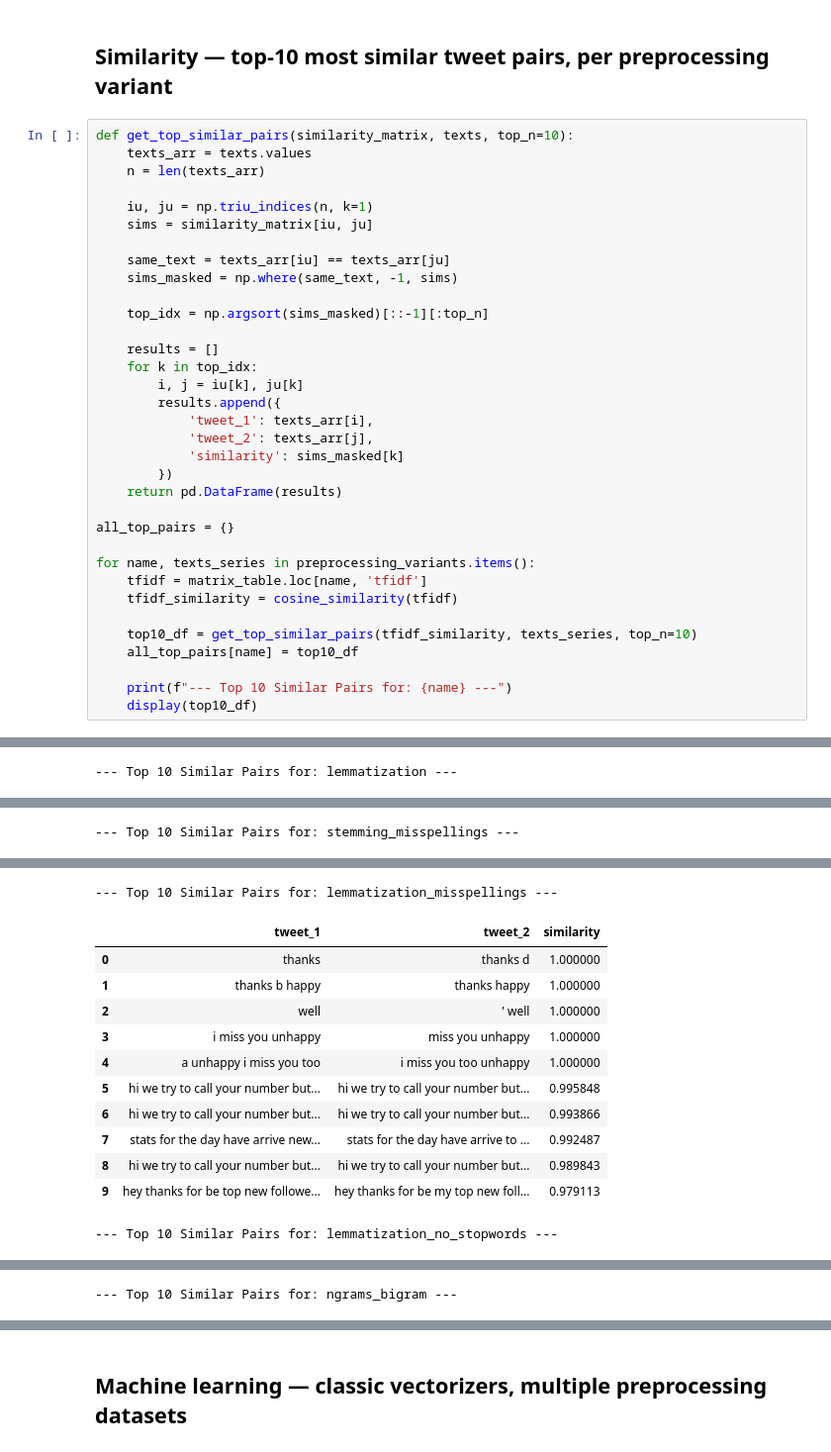
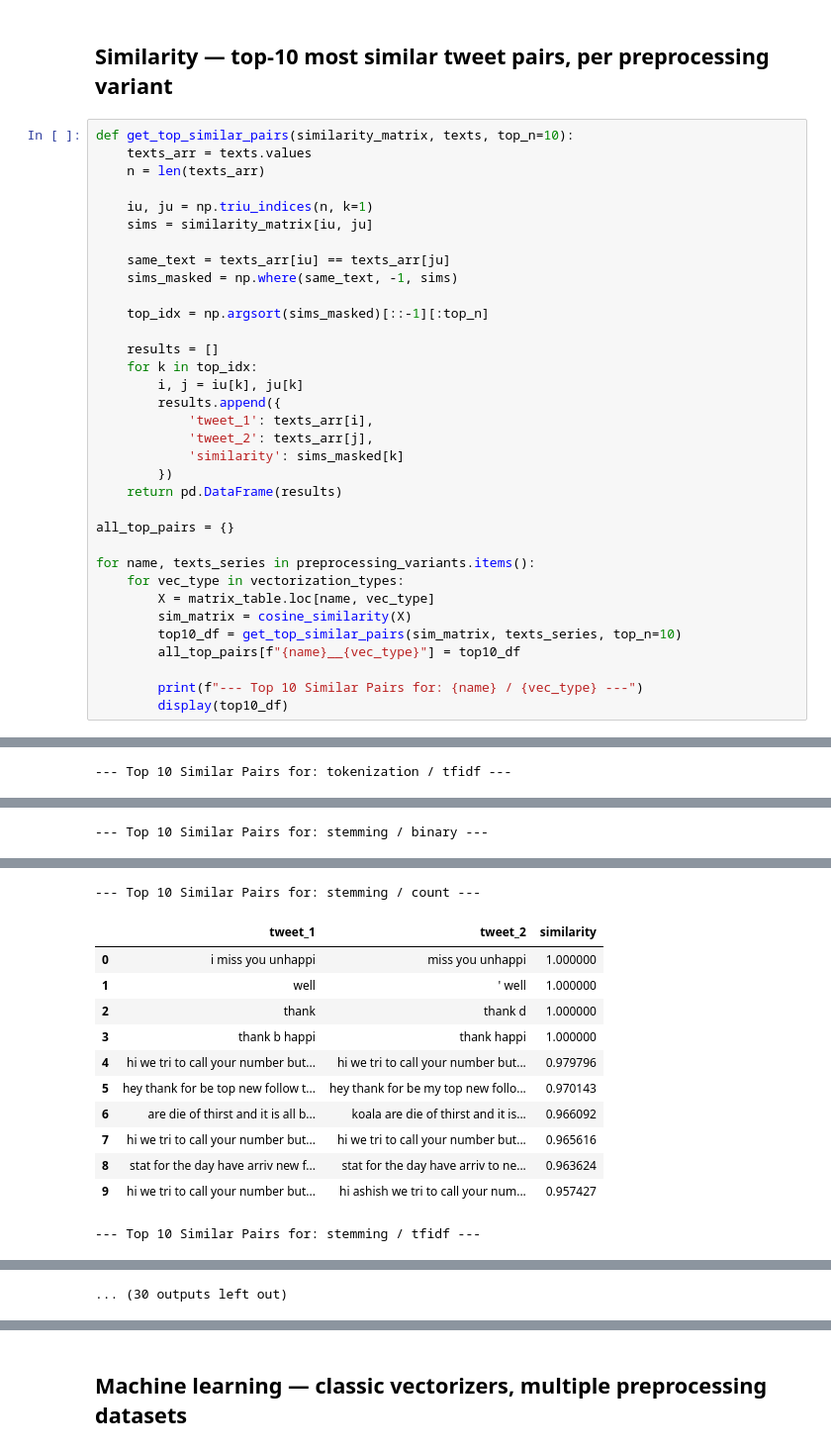
Before and after one commit to hassanlakhal/tweets, a Jupyter notebook: notebook/sentiment_analysis.ipynb, the cells around one changed output, grey strips where cells are left out. Shown at 99% size. Cells and saved outputs as stored; diff of their text form.

```diff
--- a/notebook/sentiment_analysis.ipynb
+++ b/notebook/sentiment_analysis.ipynb
@@ -344,12 +345,12 @@ def get_top_similar_pairs(similarity_matrix, texts, top_n=10):
 all_top_pairs = {}
 
 for name, texts_series in preprocessing_variants.items():
-    tfidf = matrix_table.loc[name, 'tfidf']
-    tfidf_similarity = cosine_similarity(tfidf)
+    for vec_type in vectorization_types:
+        X = matrix_table.loc[name, vec_type]
+        sim_matrix = cosine_similarity(X)
+        top10_df = get_top_similar_pairs(sim_matrix, texts_series, top_n=10)
+        all_top_pairs[f"{name}__{vec_type}"] = top10_df
 
-    top10_df = get_top_similar_pairs(tfidf_similarity, texts_series, top_n=10)
-    all_top_pairs[name] = top10_df
-
-    print(f"--- Top 10 Similar Pairs for: {name} ---")
-    display(top10_df)
+        print(f"--- Top 10 Similar Pairs for: {name} / {vec_type} ---")
+        display(top10_df)
 # %% [output]
@@ -380,2 +381,2 @@ for name, texts_series in preprocessing_variants.items():
---- Top 10 Similar Pairs for: lemmatization ---
+--- Top 10 Similar Pairs for: tokenization / tfidf ---
 |  | tweet_1 | tweet_2 | similarity |
@@ -392,3 +393,3 @@ for name, texts_series in preprocessing_variants.items():
---- Top 10 Similar Pairs for: stemming_misspellings ---
+--- Top 10 Similar Pairs for: stemming / binary ---
 |  | tweet_1 | tweet_2 | similarity |
 | 0 | i miss you unhappi | miss you unhappi | 1.000000 |
@@ -404,14 +405,14 @@ for name, texts_series in preprocessing_variants.items():
---- Top 10 Similar Pairs for: lemmatization_misspellings ---
+--- Top 10 Similar Pairs for: stemming / count ---
 |  | tweet_1 | tweet_2 | similarity |
-| 0 | thanks | thanks d | 1.000000 |
-| 1 | thanks b happy | thanks happy | 1.000000 |
-| 2 | well | ' well | 1.000000 |
-| 3 | i miss you unhappy | miss you unhappy | 1.000000 |
-| 4 | a unhappy i miss you too | i miss you too unhappy | 1.000000 |
-| 5 | hi we try to call your number but... | hi we try to call your number but... | 0.995848 |
-| 6 | hi we try to call your number but... | hi we try to call your number but... | 0.993866 |
-| 7 | stats for the day have arrive new... | stats for the day have arrive to ... | 0.992487 |
-| 8 | hi we try to call your number but... | hi we try to call your number but... | 0.989843 |
-| 9 | hey thanks for be top new followe... | hey thanks for be my top new foll... | 0.979113 |
+| 0 | i miss you unhappi | miss you unhappi | 1.000000 |
+| 1 | well | ' well | 1.000000 |
+| 2 | thank | thank d | 1.000000 |
+| 3 | thank b happi | thank happi | 1.000000 |
+| 4 | hi we tri to call your number but... | hi we tri to call your number but... | 0.979796 |
+| 5 | hey thank for be top new follow t... | hey thank for be my top new follo... | 0.970143 |
+| 6 | are die of thirst and it is all b... | koala are die of thirst and it is... | 0.966092 |
+| 7 | hi we tri to call your number but... | hi we tri to call your number but... | 0.965616 |
+| 8 | stat for the day have arriv new f... | stat for the day have arriv to ne... | 0.963624 |
+| 9 | hi we tri to call your number but... | hi ashish we tri to call your num... | 0.957427 |
---- Top 10 Similar Pairs for: lemmatization_no_stopwords ---
+--- Top 10 Similar Pairs for: stemming / tfidf ---
 |  | tweet_1 | tweet_2 | similarity |
@@ -428 +429 @@ for name, texts_series in preprocessing_variants.items():
---- Top 10 Similar Pairs for: ngrams_bigram ---
+... (30 outputs left out)
```
Also changed, not shown: parts of 11 cells of this notebook, 1 other file.
